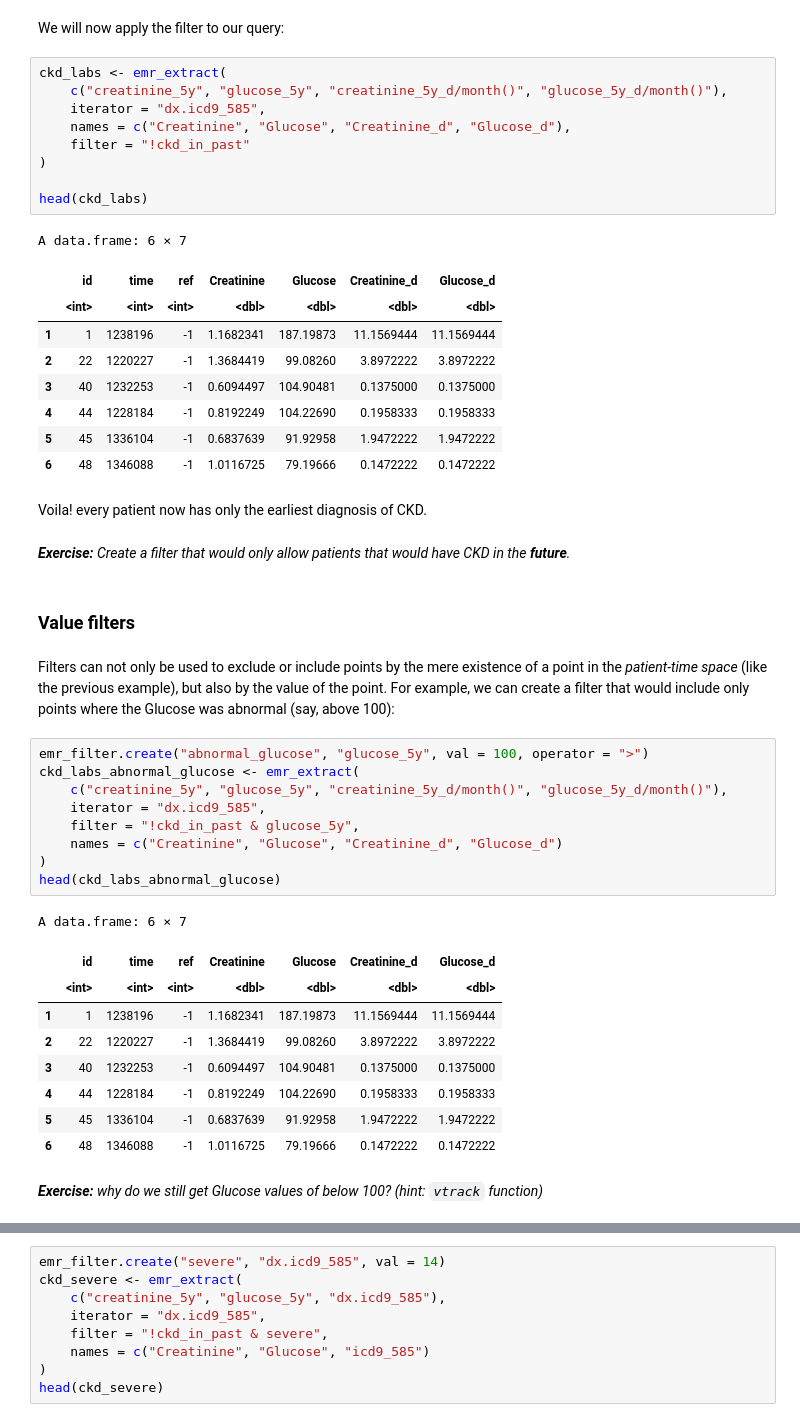
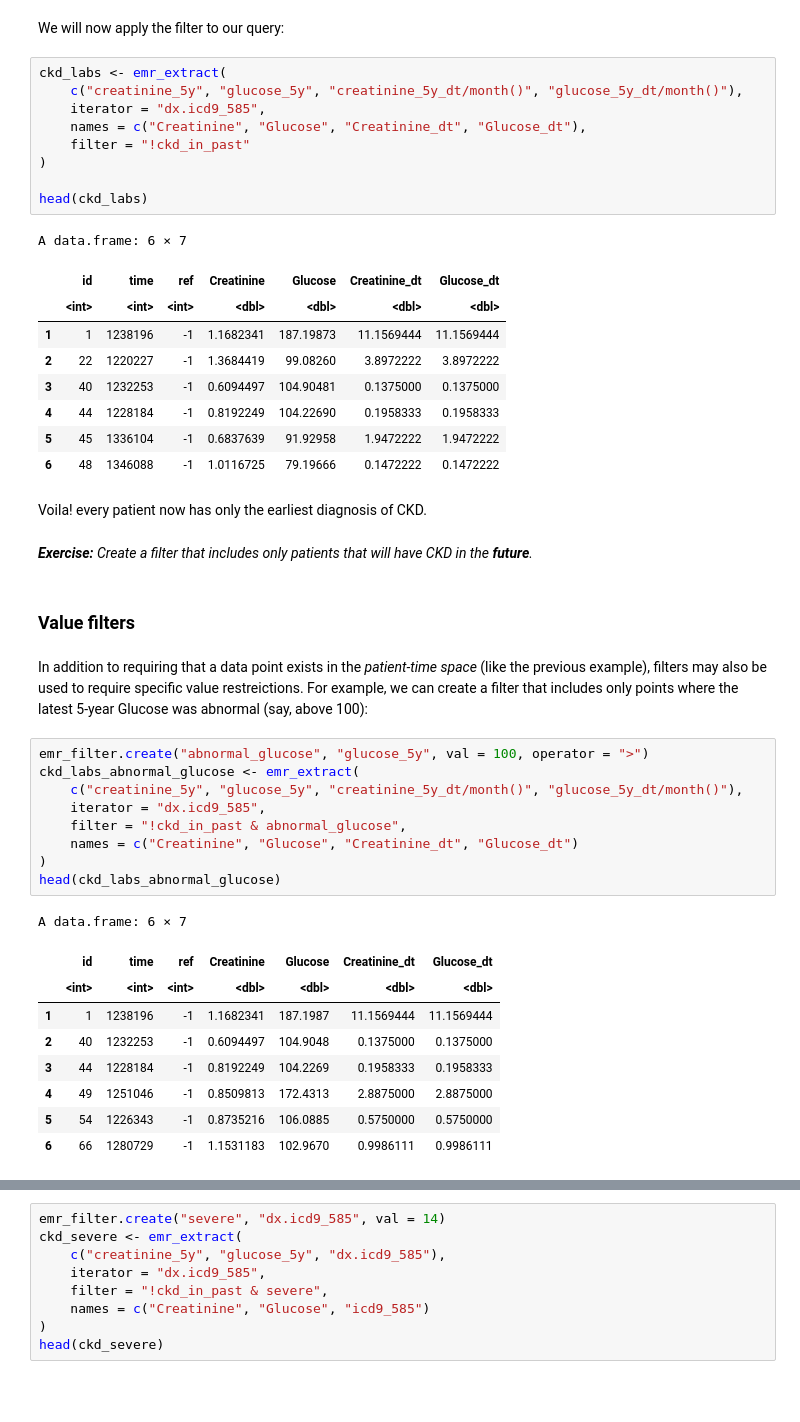
Before and after one commit to tanaylab/IIAS2023, a Jupyter notebook: naryn.ipynb, the cells around one changed output, grey strips where cells are left out. Cells and saved outputs as stored; diff of their text form; blank space fills up the shorter version.

```diff
--- a/naryn.ipynb
+++ b/naryn.ipynb
@@ -340,16 +268,16 @@ emr_filter.create("ckd_in_past", "dx.icd9_585", time.shift = c(-years(120), -1))
 We will now apply the filter to our query:
 # %%
 ckd_labs <- emr_extract(
-    c("creatinine_5y", "glucose_5y", "creatinine_5y_d/month()", "glucose_5y_d/month()"),
+    c("creatinine_5y", "glucose_5y", "creatinine_5y_dt/month()", "glucose_5y_dt/month()"),
     iterator = "dx.icd9_585",
-    names = c("Creatinine", "Glucose", "Creatinine_d", "Glucose_d"),
+    names = c("Creatinine", "Glucose", "Creatinine_dt", "Glucose_dt"),
     filter = "!ckd_in_past"
 )
 
 head(ckd_labs)
 # %% [output]
 A data.frame: 6 × 7
-|  | id | time | ref | Creatinine | Glucose | Creatinine_d | Glucose_d |
+|  | id | time | ref | Creatinine | Glucose | Creatinine_dt | Glucose_dt |
 |  | <int> | <int> | <int> | <dbl> | <dbl> | <dbl> | <dbl> |
 | 1 | 1 | 1238196 | -1 | 1.1682341 | 187.19873 | 11.1569444 | 11.1569444 |
 | 2 | 22 | 1220227 | -1 | 1.3684419 | 99.08260 | 3.8972222 | 3.8972222 |
@@ -360,30 +288,28 @@ A data.frame: 6 × 7
 # %% [markdown]
 Voila! every patient now has only the earliest diagnosis of CKD.
 # %% [markdown]
-_**Exercise:** Create a filter that would only allow patients that would have CKD in the **future**._
+_**Exercise:** Create a filter that includes only patients that will have CKD in the **future**._
 # %% [markdown]
 ### Value filters
 # %% [markdown]
-Filters can not only be used to exclude or include points by the mere existence of a point in the *patient-time space* (like the previous example), but also by the value of the point. For example, we can create a filter that would include only points where the Glucose was abnormal (say, above 100):
+In addition to requiring that a data point exists in the *patient-time space* (like the previous example), filters may also be used to require specific value restreictions. For example, we can create a filter that includes only points where the latest 5-year Glucose was abnormal (say, above 100):
 # %%
 emr_filter.create("abnormal_glucose", "glucose_5y", val = 100, operator = ">")
 ckd_labs_abnormal_glucose <- emr_extract(
-    c("creatinine_5y", "glucose_5y", "creatinine_5y_d/month()", "glucose_5y_d/month()"),
+    c("creatinine_5y", "glucose_5y", "creatinine_5y_dt/month()", "glucose_5y_dt/month()"),
     iterator = "dx.icd9_585",
-    filter = "!ckd_in_past & glucose_5y",
-    names = c("Creatinine", "Glucose", "Creatinine_d", "Glucose_d")
+    filter = "!ckd_in_past & abnormal_glucose",
+    names = c("Creatinine", "Glucose", "Creatinine_dt", "Glucose_dt")
 )
 head(ckd_labs_abnormal_glucose)
 # %% [output]
 A data.frame: 6 × 7
-|  | id | time | ref | Creatinine | Glucose | Creatinine_d | Glucose_d |
+|  | id | time | ref | Creatinine | Glucose | Creatinine_dt | Glucose_dt |
 |  | <int> | <int> | <int> | <dbl> | <dbl> | <dbl> | <dbl> |
-| 1 | 1 | 1238196 | -1 | 1.1682341 | 187.19873 | 11.1569444 | 11.1569444 |
-| 2 | 22 | 1220227 | -1 | 1.3684419 | 99.08260 | 3.8972222 | 3.8972222 |
-| 3 | 40 | 1232253 | -1 | 0.6094497 | 104.90481 | 0.1375000 | 0.1375000 |
-| 4 | 44 | 1228184 | -1 | 0.8192249 | 104.22690 | 0.1958333 | 0.1958333 |
-| 5 | 45 | 1336104 | -1 | 0.6837639 | 91.92958 | 1.9472222 | 1.9472222 |
-| 6 | 48 | 1346088 | -1 | 1.0116725 | 79.19666 | 0.1472222 | 0.1472222 |
+| 1 | 1 | 1238196 | -1 | 1.1682341 | 187.1987 | 11.1569444 | 11.1569444 |
+| 2 | 40 | 1232253 | -1 | 0.6094497 | 104.9048 | 0.1375000 | 0.1375000 |
+| 3 | 44 | 1228184 | -1 | 0.8192249 | 104.2269 | 0.1958333 | 0.1958333 |
+| 4 | 49 | 1251046 | -1 | 0.8509813 | 172.4313 | 2.8875000 | 2.8875000 |
+| 5 | 54 | 1226343 | -1 | 0.8735216 | 106.0885 | 0.5750000 | 0.5750000 |
+| 6 | 66 | 1280729 | -1 | 1.1531183 | 102.9670 | 0.9986111 | 0.9986111 |
-# %% [markdown]
-_**Exercise:** why do we still get Glucose values of below 100? (hint: `vtrack` function)_
 # %% [markdown]
```
Also changed, not shown: parts of 24 cells of this notebook, 2 other files.
